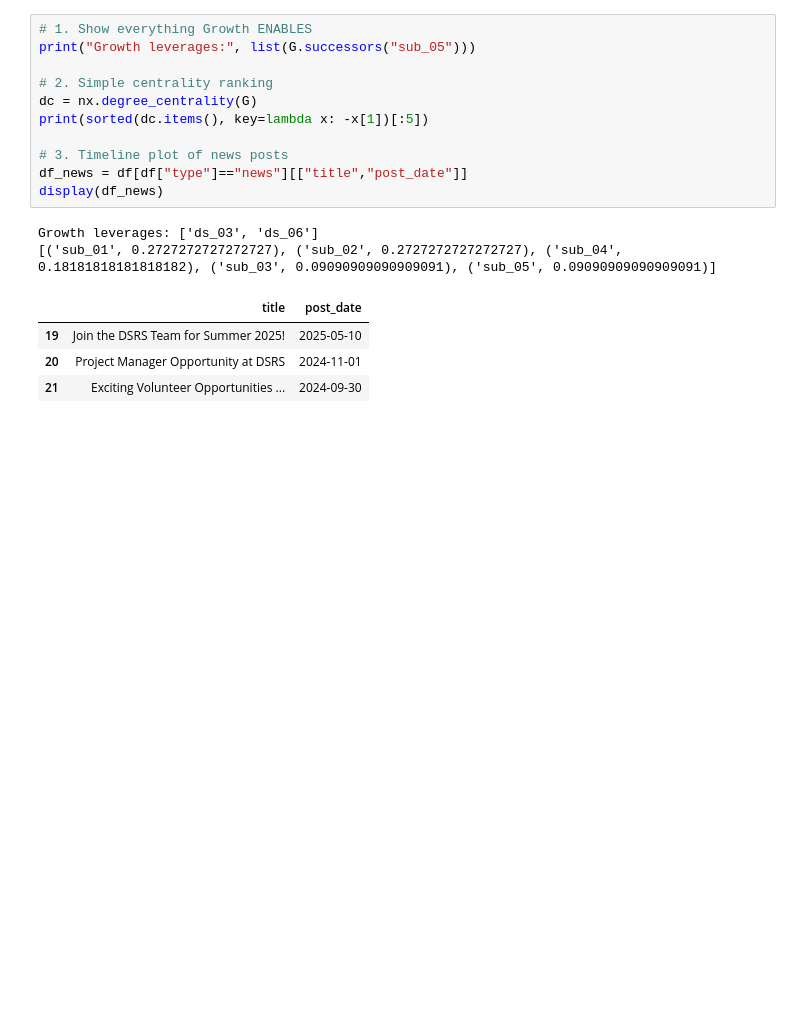
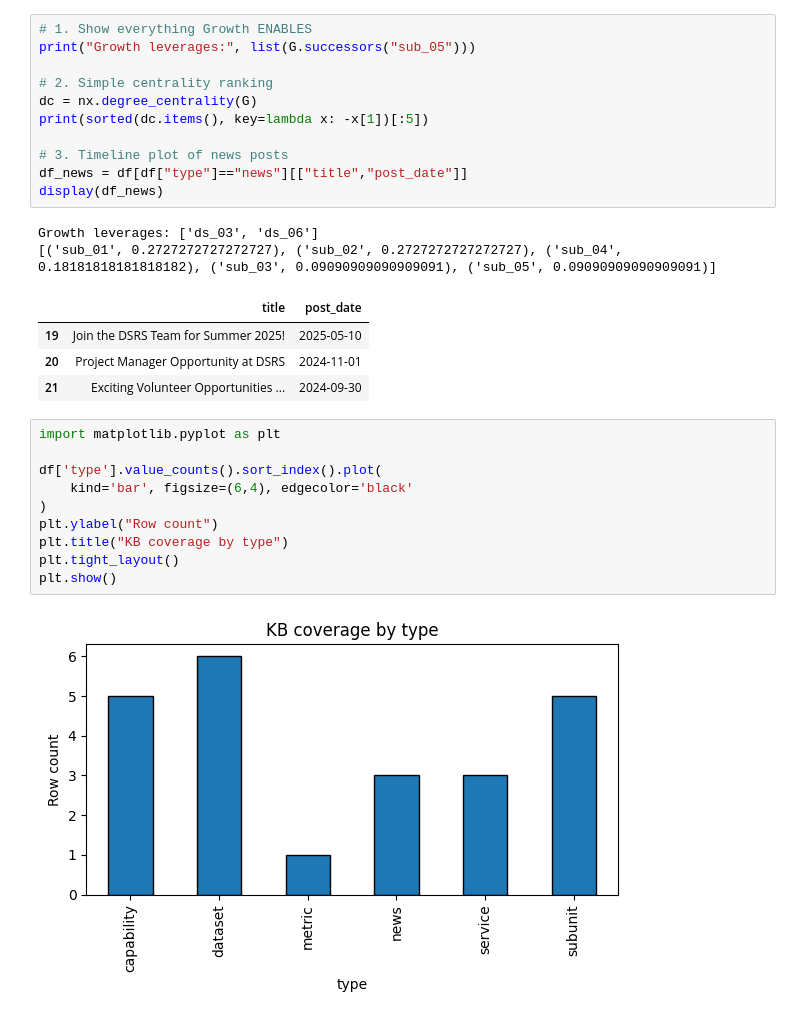
Before and after one commit to sanket1009/dsrs-kb-prototype, a Jupyter notebook: DSRS_KB_Prototype.ipynb, the cells around one changed output. Cells and saved outputs as stored; diff of their text form; blank space fills up the shorter version.

```diff
--- a/DSRS_KB_Prototype.ipynb
+++ b/DSRS_KB_Prototype.ipynb
@@ -621,3 +733,15 @@ Growth leverages: ['ds_03', 'ds_06']
 | 19 | Join the DSRS Team for Summer 2025! | 2025-05-10 |
 | 20 | Project Manager Opportunity at DSRS | 2024-11-01 |
 | 21 | Exciting Volunteer Opportunities ... | 2024-09-30 |
+# %%
+import matplotlib.pyplot as plt
+
+df['type'].value_counts().sort_index().plot(
+    kind='bar', figsize=(6,4), edgecolor='black'
+)
+plt.ylabel("Row count")
+plt.title("KB coverage by type")
+plt.tight_layout()
+plt.show()
+# %% [output]
+[figure, added]
```
Also changed, not shown: parts of 21 cells of this notebook.
